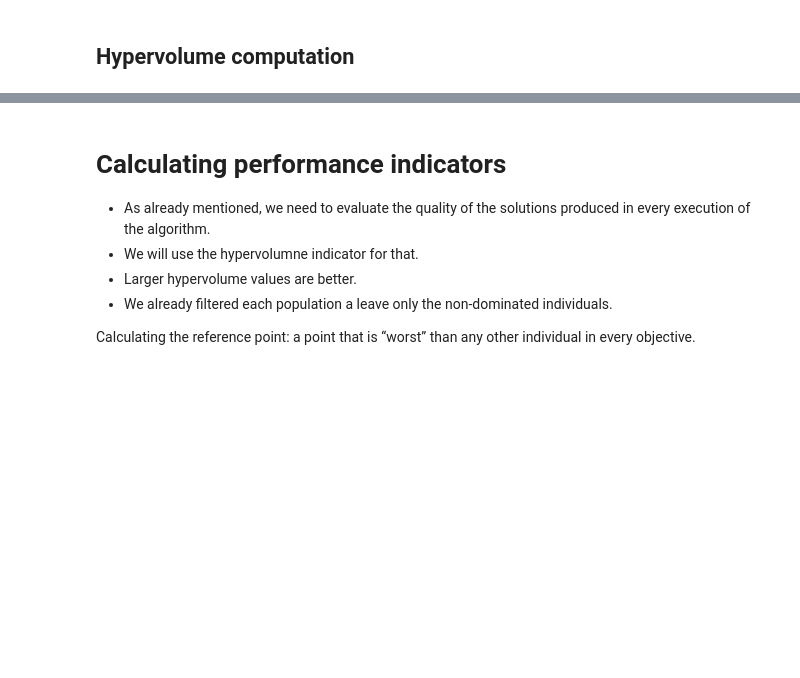
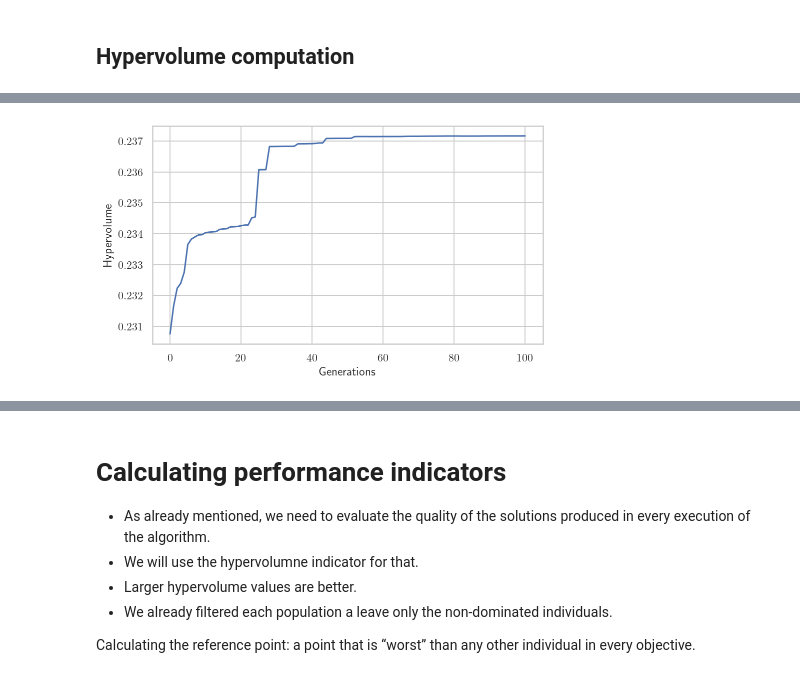
Before and after one commit to kapusuzoglu/Multi-Objective-Optimization-Under-Uncertainty-of-Part-Quality-in-Fused-Filament-Fabrication, a Jupyter notebook: ParetoOptim_AM_DEAP_3var_Exp_Design_Hypervolume.ipynb, the cells around one changed output, grey strips where cells are left out. Cells and saved outputs as stored; diff of their text form; code cells hidden in the pictures; blank space fills up the shorter version.

Commit message:
Hypervolume computation wrt. generations, and BL_Thickness file is created

```diff
--- a/ParetoOptim_AM_DEAP_3var_Exp_Design_Hypervolume.ipynb
+++ b/ParetoOptim_AM_DEAP_3var_Exp_Design_Hypervolume.ipynb
@@ -220,9 +224,11 @@ hypervols = [bt.hypervolume(front, reference) for front in fronts]
 # %%
 plt.figure(figsize=(7, 4))
 plt.plot(hypervols)
-plt.title('Hypervolume of the non-dominated fronts')
-plt.xlabel('Iterations')
+# plt.title('Hypervolume of the non-dominated fronts')
+plt.xlabel('Generations')
 plt.ylabel('Hypervolume');
+# %% [output]
+[figure, added]
 # %%
 front = np.array([ind.fitness.values for ind in pop])
 plt.scatter(front[:,0], front[:,1], c="b")
```
Also changed, not shown: parts of 3 cells of this notebook, 2 other files.
